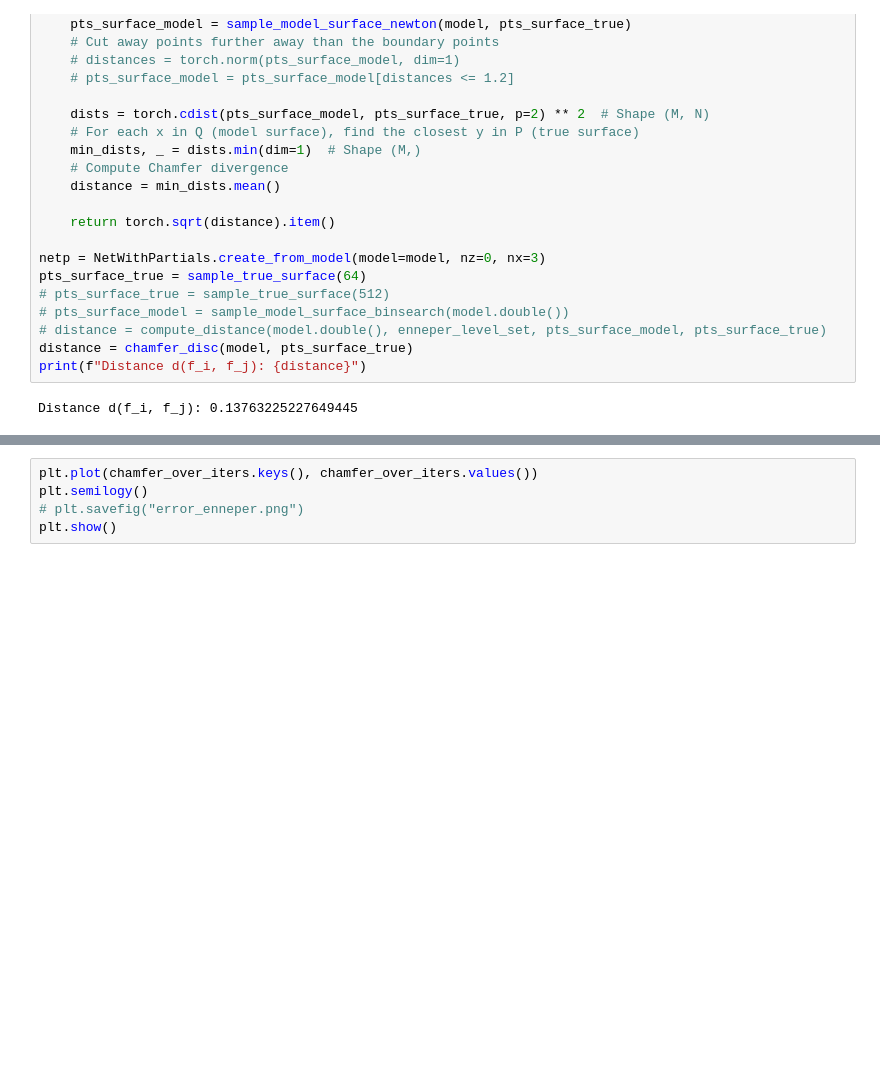
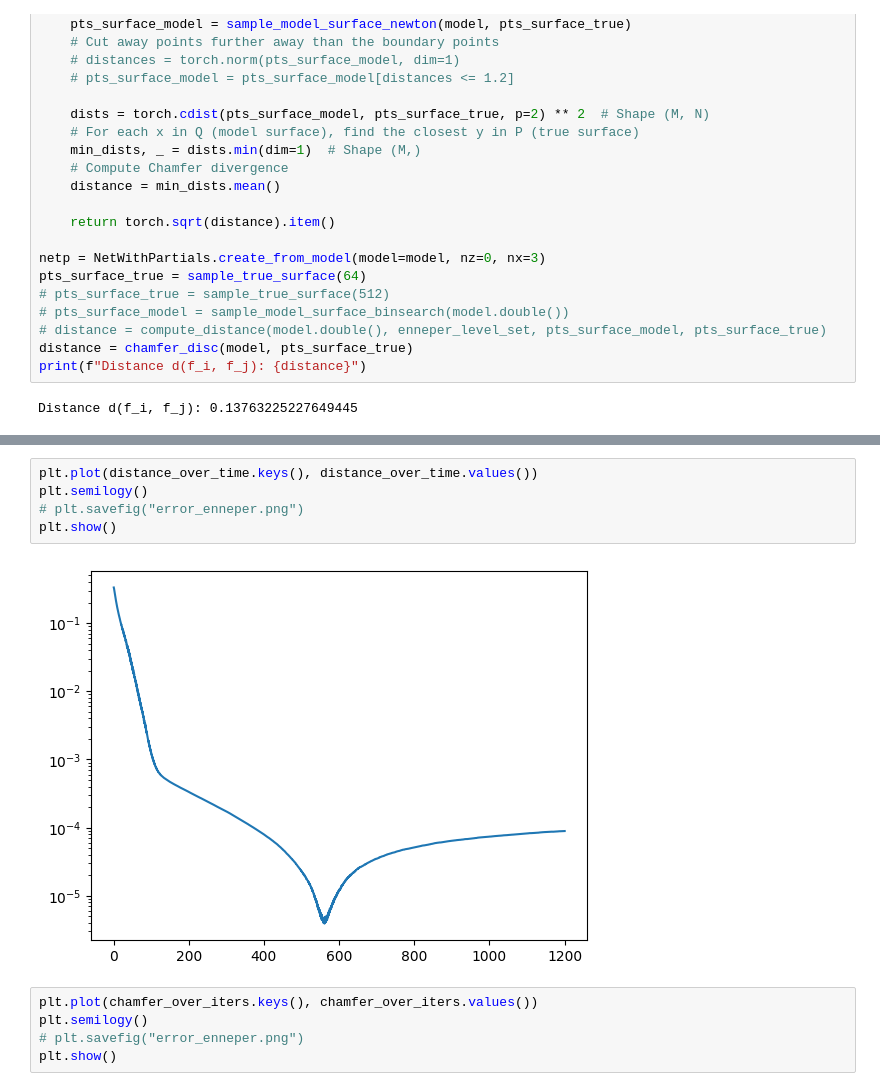
Before and after one commit to JamesAndrewKing/GaussNewtonShapes, a Jupyter notebook: notebooks/enneper_surface_mean_curvature_recover.ipynb, the cells around one changed output, grey strips where cells are left out. Cells and saved outputs as stored; diff of their text form; blank space fills up the shorter version.

```diff
--- a/notebooks/enneper_surface_mean_curvature_recover.ipynb
+++ b/notebooks/enneper_surface_mean_curvature_recover.ipynb
@@ -401,6 +403,13 @@ fig += k3d.points(pts_surface_true.cpu().detach(), color=0x00ff00, point_size=0.
 fig.display()
 # %% [output]
 [interactive output not drawn]
+# %%
+plt.plot(distance_over_time.keys(), distance_over_time.values())
+plt.semilogy()
+# plt.savefig("error_enneper.png")
+plt.show()
+# %% [output]
+[figure, added]
 # %%
 plt.plot(chamfer_over_iters.keys(), chamfer_over_iters.values())
 plt.semilogy()
```
Also changed, not shown: parts of 5 cells of this notebook, 15 other files.
